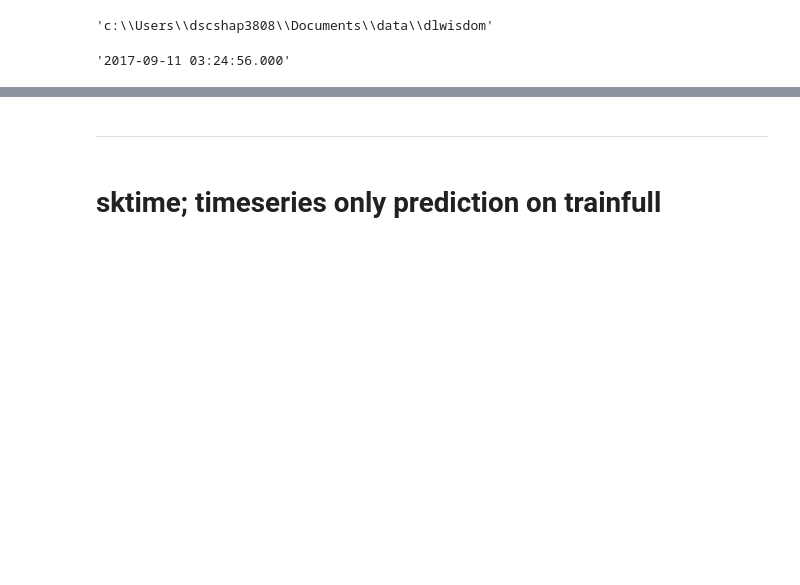
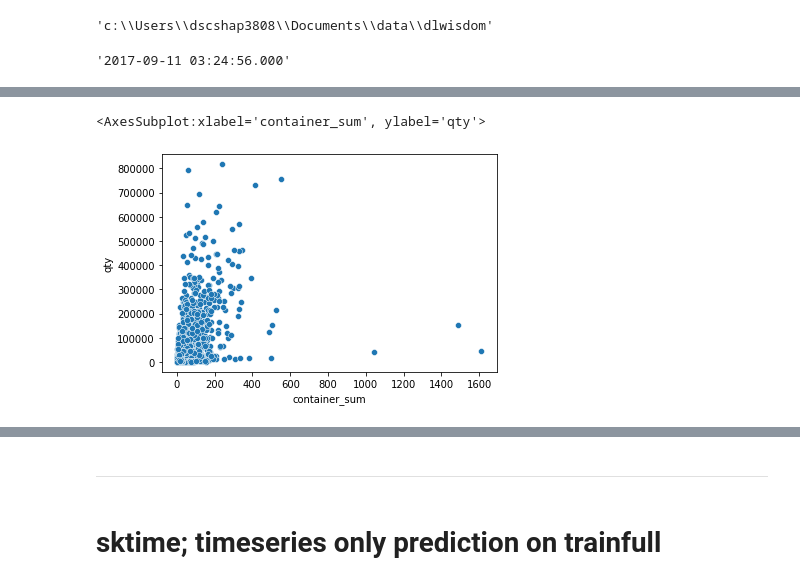
Before and after one commit to fyenne/play3_timeseries, a Jupyter notebook: first_receipt_predict_if_only_fas.ipynb, the cells around one changed output, grey strips where cells are left out. Drawn from its saved outputs; the diff is of its cells as text; code cells hidden in the pictures; blank space fills up the shorter version.

```diff
--- a/first_receipt_predict_if_only_fas.ipynb
+++ b/first_receipt_predict_if_only_fas.ipynb
@@ -156,13 +182,8 @@ def data_mani(first_df, df):
     train_first.index= pd.to_datetime(train_first['CREATION_DATE_TIME_STAMP'], \
         yearfirst = True,  format='%Y-%m-%d')
     train_full.index = train_full['CREATION_DATE_TIME_STAMP']
-    train_full.index = pd.DatetimeIndex(train_full.index);train_full.index
+    train_full.index = pd.DatetimeIndex(train_full.index)
 
     train_full['CREATION_DATE_TIME_STAMP'] = pd.to_datetime(train_full['CREATION_DATE_TIME_STAMP'])
     train_first['CREATION_DATE_TIME_STAMP'] = pd.to_datetime(train_first['CREATION_DATE_TIME_STAMP'])
-
-
-# plt1 = (train_full.sort_values(
-#     by = 'CREATION_DATE_TIME_STAMP')['qty'] - train_first.sort_values(
-#         by = 'CREATION_DATE_TIME_STAMP')['qty'] ).reset_index()
-# sns.lineplot(x = 'index', y  ='qty', data = plt1)
+    return train_first.reset_index(drop = True) , train_full.reset_index(drop = True)
@@ -173,0 +190,2 @@ KeyError: "Column 'receipt_id' does not exist!"
+# %%
+train_first, train_full = data_mani(first_df, df)
@@ -173,0 +224,5 @@ KeyError: "Column 'receipt_id' does not exist!"
+# %%
+sns.scatterplot(x = 'container_sum', y  ='qty', data = train_full)
+# %% [output]
+<AxesSubplot:xlabel='container_sum', ylabel='qty'>
+[figure, added]
```
Also changed, not shown: parts of 7 cells of this notebook.
